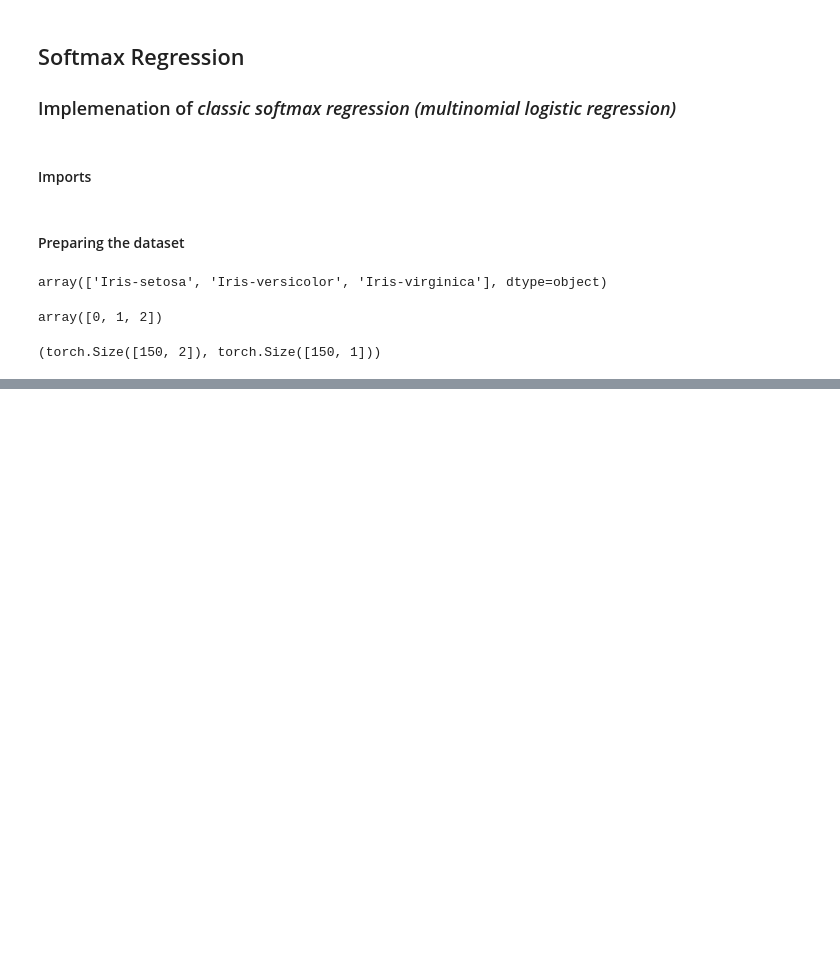
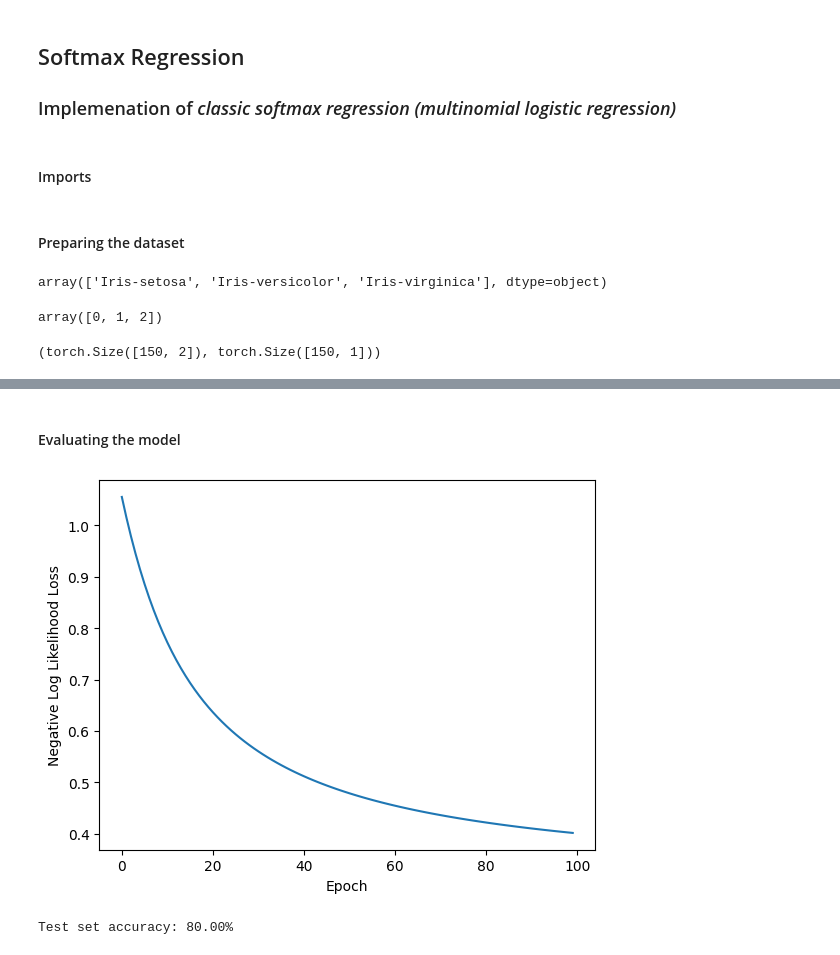
Before and after one commit to PravinHaligonda/random-fun, a Jupyter notebook: softmax-regression-from-scatch.ipynb, the cells around one changed output, grey strips where cells are left out. Cells and saved outputs as stored; diff of their text form; code cells hidden in the pictures; blank space fills up the shorter version.

Commit message:
manual implemetation of softmax regression

```diff
--- a/softmax-regression-from-scatch.ipynb
+++ b/softmax-regression-from-scatch.ipynb
@@ -61,0 +73,2 @@ Size of y_train, y_test: (torch.Size([120, 1]), torch.Size([30, 1]))
+# %%
+DEVICE = torch.device("cuda:0" if torch.cuda.is_available() else "cpu")
@@ -61,0 +141,10 @@ Size of y_train, y_test: (torch.Size([120, 1]), torch.Size([30, 1]))
+# %%
+X_train = X_train.to(DEVICE)
+y_train = y_train.to(DEVICE)
+# %%
+model0 = SoftmaxRegression0(num_features=2, num_classes=3)
+# %%
+epoch_cost = model0.train(X_train, y_train, num_epochs=100, learning_rate=0.1)
+print("\nModel parameters:")
+print("  Weight: %s" % model0.weights)
+print("  Bias: %s" % model0.bias)
@@ -61,0 +169,9 @@ Size of y_train, y_test: (torch.Size([120, 1]), torch.Size([30, 1]))
+# %% [markdown]
+#### Evaluating the model
+# %%
+plt.plot(epoch_cost)
+plt.ylabel("Negative Log Likelihood Loss")
+plt.xlabel("Epoch")
+plt.show()
+# %% [output]
+[figure, added]
@@ -61,0 +183,4 @@ Size of y_train, y_test: (torch.Size([120, 1]), torch.Size([30, 1]))
+# %%
+print("Test set accuracy: %.2f%%" % (test_acc*100))
+# %% [output]
+Test set accuracy: 80.00%
```
Also changed, not shown: parts of 11 cells of this notebook.
